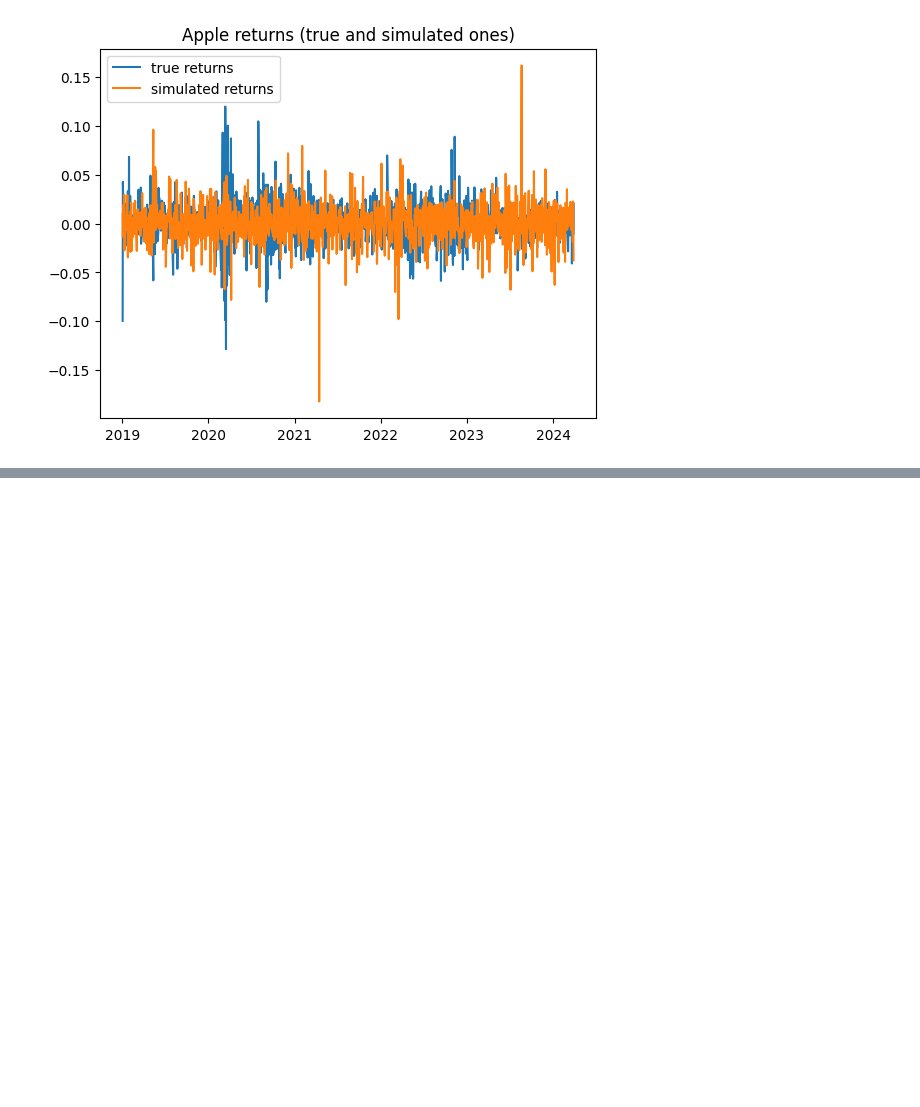
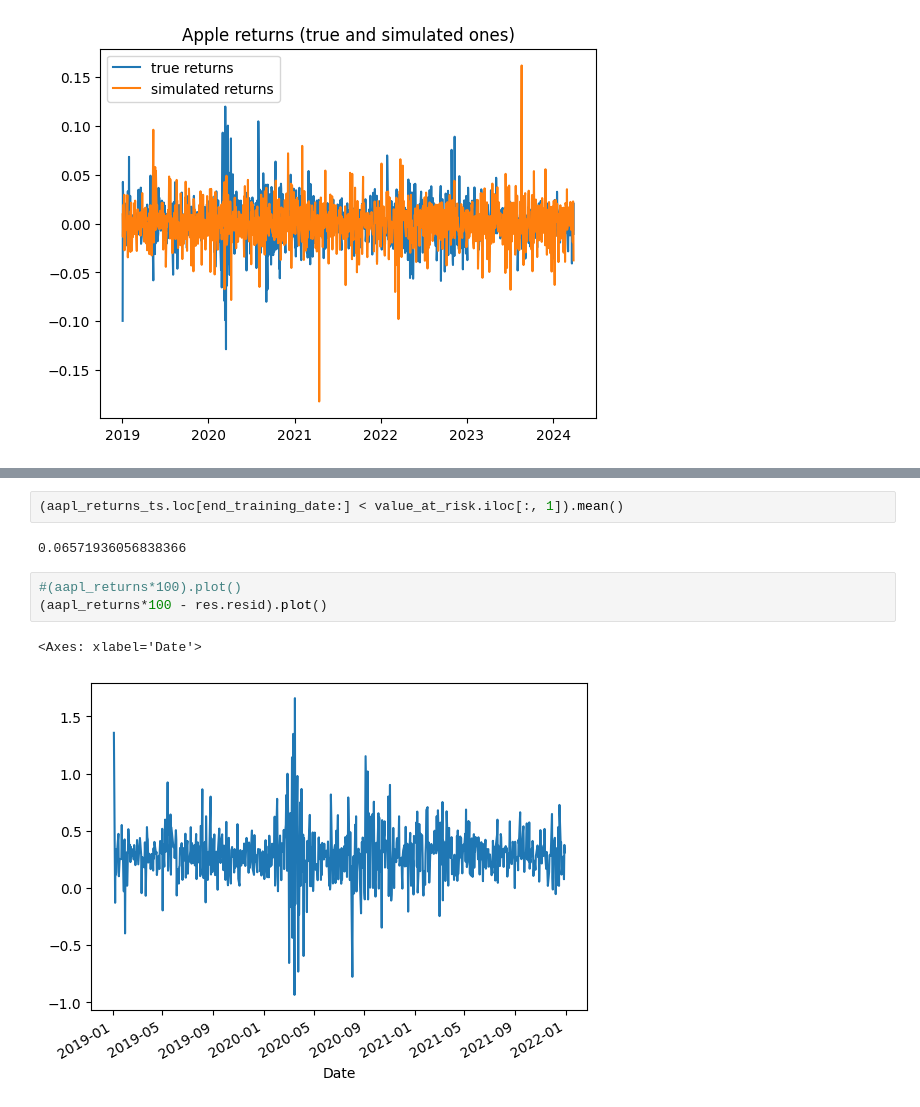
Before and after one commit to RalfKellner/fdaml_coursebook, a Jupyter notebook: coursebook/_build/jupyter_execute/03_univariate_models.ipynb, the cells around one changed output, grey strips where cells are left out. Saved outputs shown, nothing was run; the diff lists cells and outputs as text; blank space fills up the shorter version.

```diff
--- a/coursebook/_build/jupyter_execute/03_univariate_models.ipynb
+++ b/coursebook/_build/jupyter_execute/03_univariate_models.ipynb
@@ -696,0 +800,10 @@ Covariance estimator: robust
+# %%
+(aapl_returns_ts.loc[end_training_date:] < value_at_risk.iloc[:, 1]).mean()
+# %% [output]
+0.06571936056838366
+# %%
+#(aapl_returns*100).plot()
+(aapl_returns*100 - res.resid).plot()
+# %% [output]
+<Axes: xlabel='Date'>
+[figure, added]
```
Also changed, not shown: parts of 14 cells of this notebook, 20 other files.
